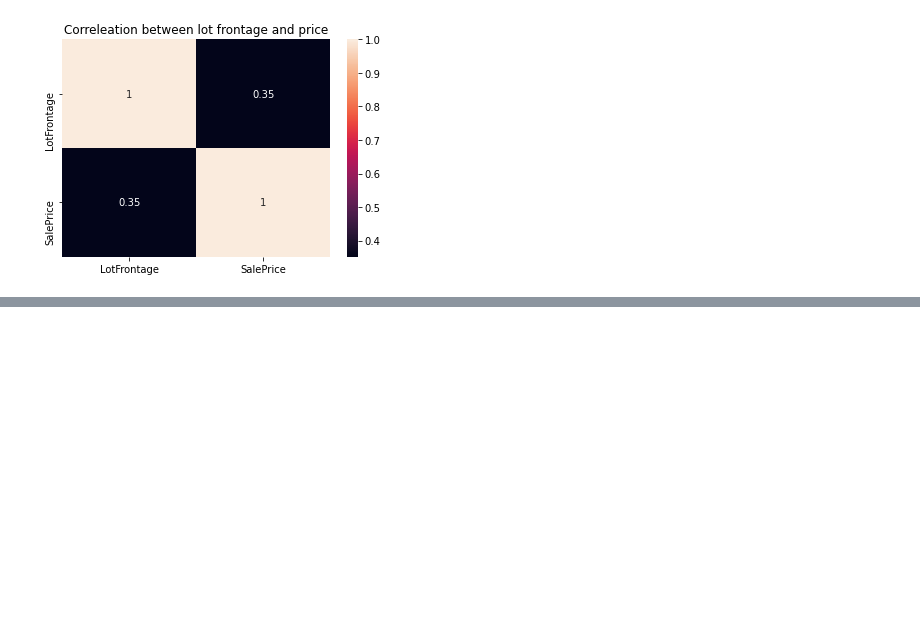
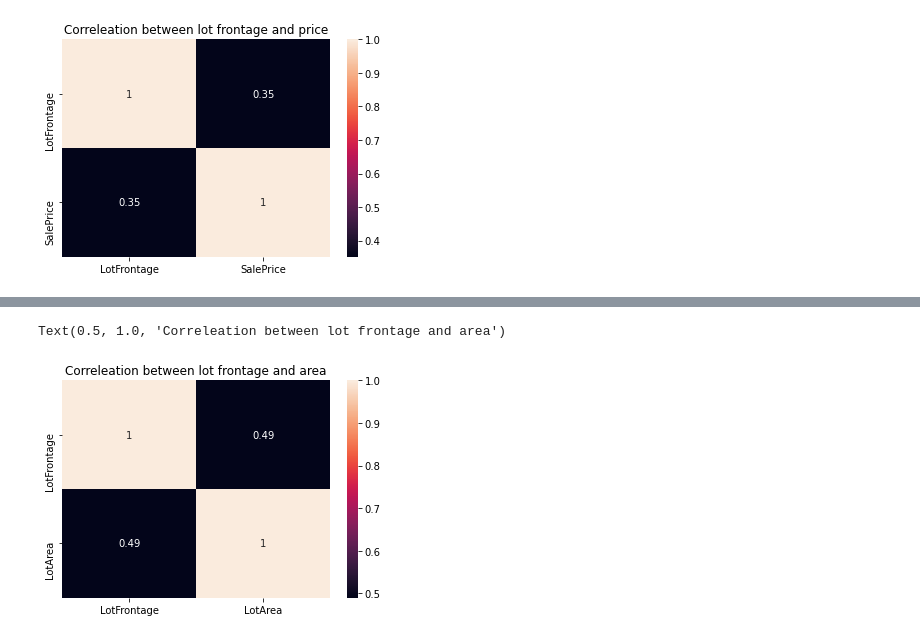
Before and after one commit to nehelmalhotra/Boston-Housing-Prices, a Jupyter notebook: Boston_price_prediction.ipynb, the cells around one changed output, grey strips where cells are left out. Drawn from its saved outputs; the diff is of its cells as text; code cells hidden in the pictures; blank space fills up the shorter version.

```diff
--- a/Boston_price_prediction.ipynb
+++ b/Boston_price_prediction.ipynb
@@ -137 +210,8 @@ Text(0.5, 1.0, 'Lot Area vs lot frontage')
+# %%
+corr = numerical_df.loc[:,['LotFrontage','LotArea']].corr()
+sns.heatmap(corr,annot=True)
+plt.title("Correleation between lot frontage and area")
+# %% [output]
+Text(0.5, 1.0, 'Correleation between lot frontage and area')
+[figure, added]
 # %%
```
Also changed, not shown: parts of 68 cells of this notebook.
